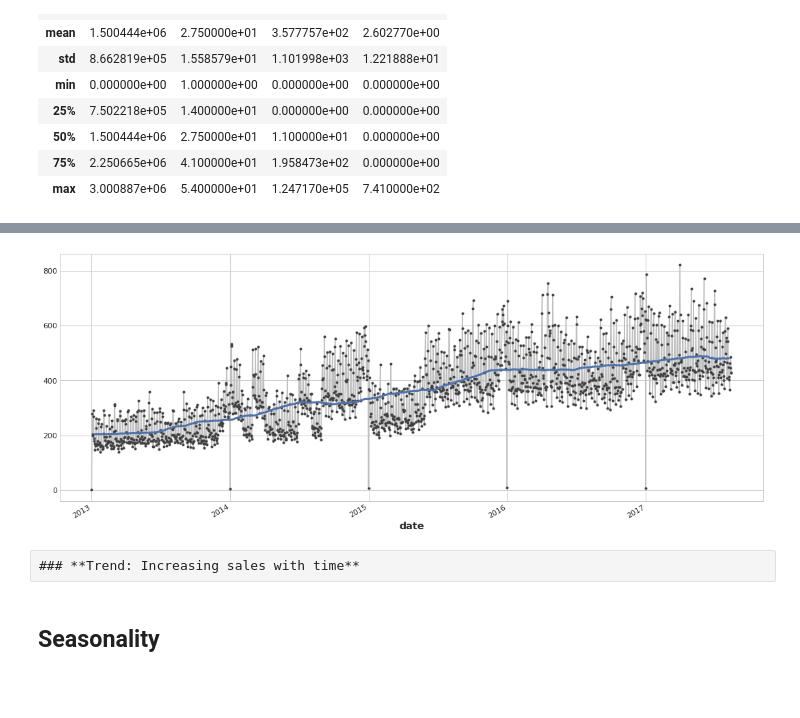
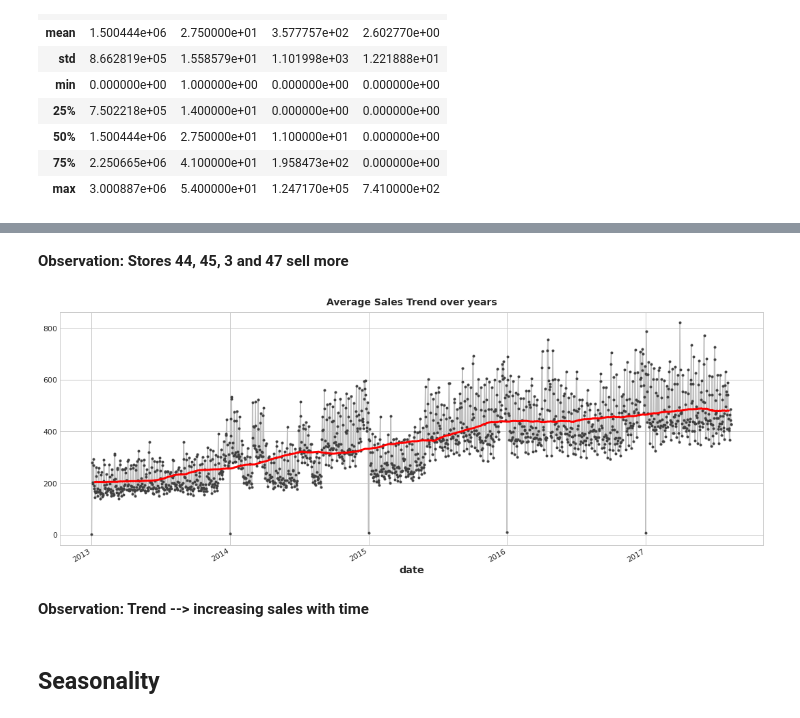
Before and after one commit to danischiavi/Kaggle_competitions, a Jupyter notebook: sales-prediction-favorita-stores.ipynb, the cells around one changed output, grey strips where cells are left out. Drawn from its saved outputs; the diff is of its cells as text; code cells hidden in the pictures; blank space fills up the shorter version.

```diff
--- a/sales-prediction-favorita-stores.ipynb
+++ b/sales-prediction-favorita-stores.ipynb
@@ -156,19 +160,22 @@ sns.barplot(x=train_data['store_nbr'], y=train_data['sales'])
+# %% [markdown]
+**Observation: Stores 44, 45, 3 and 47 sell more**
 # %%
 average_sales = train_EDA.groupby(['date'])['sales'].mean()
 
 moving_average = average_sales.rolling(
     window=350,
     center=True,
     min_periods=183,
 ).mean()
 
 ax=average_sales.plot(**plot_params)
-ax=moving_average.plot(ax=ax, linewidth=3)
+ax=moving_average.plot(ax=ax, color='red', linewidth=3)
+plt.title("Average Sales Trend over years")
 plt.show()
 # %% [output]
-[figure, old version]
+[figure, new version]
-# %% [raw]
-### **Trend: Increasing sales with time**
+# %% [markdown]
+**Observation: Trend --> increasing sales with time**
 # %% [markdown]
 ## **Seasonality**
 # %%
```
Also changed, not shown: parts of 53 cells of this notebook.
